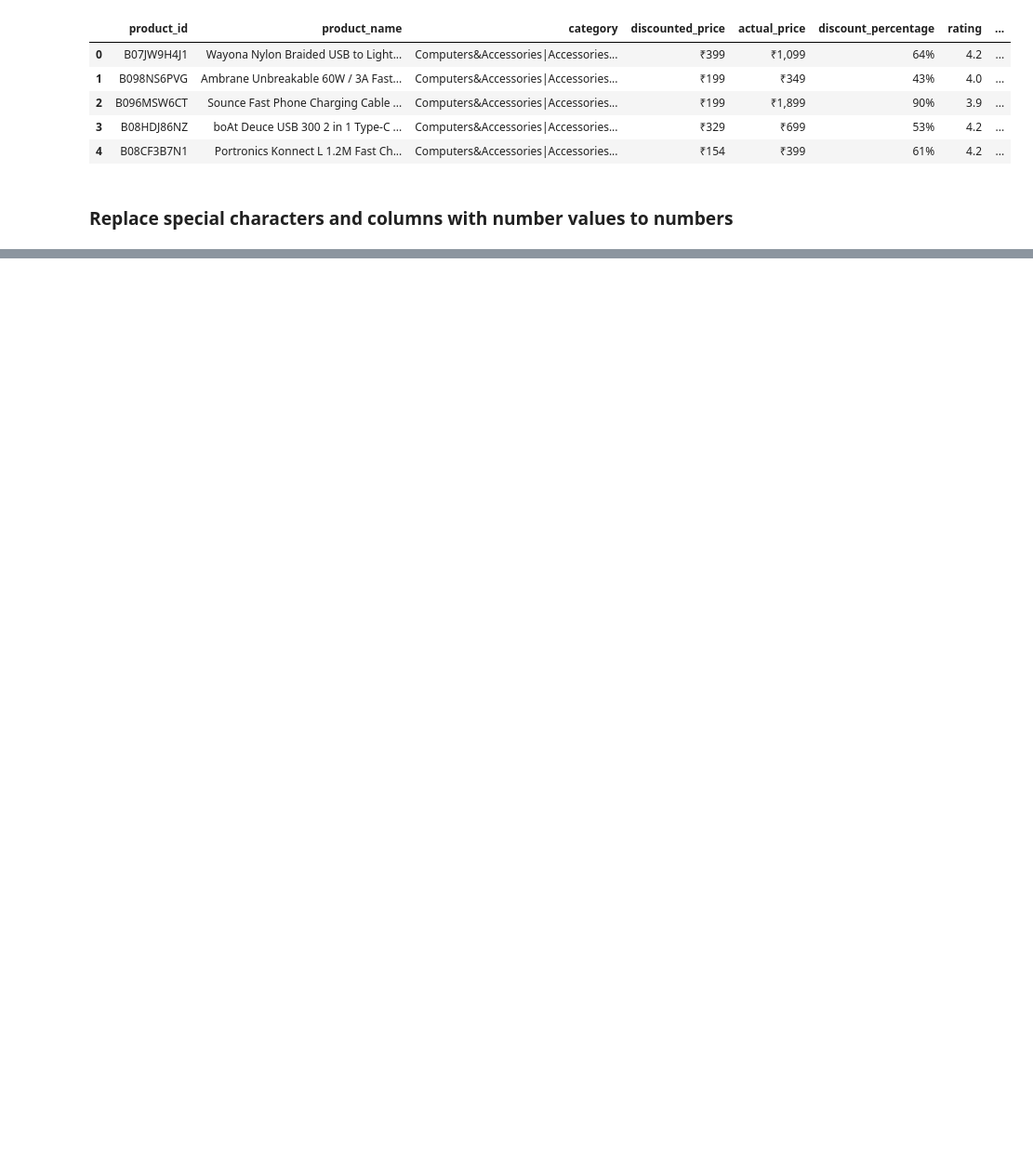
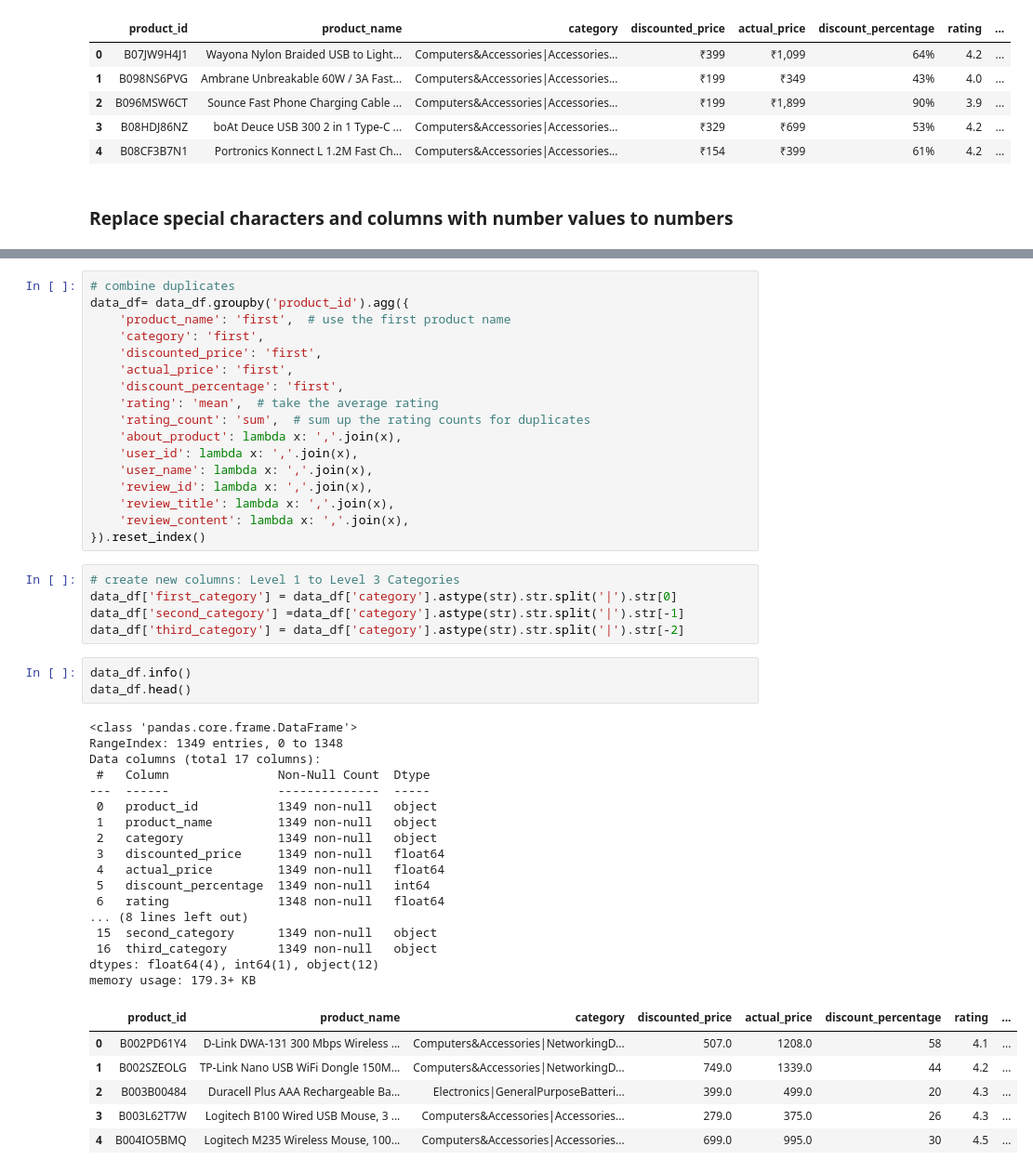
Before and after one commit to godzown82/FBA_product_recomendations, a Jupyter notebook: dataPreprocessing.ipynb, the cells around one changed output, grey strips where cells are left out. Shown at 93% size. Drawn from its saved outputs; the diff is of its cells as text; blank space fills up the shorter version.

```diff
--- a/dataPreprocessing.ipynb
+++ b/dataPreprocessing.ipynb
@@ -90,0 +139,49 @@ Name: rating, Length: 1462, dtype: float64
+# %%
+# combine duplicates
+data_df= data_df.groupby('product_id').agg({
+    'product_name': 'first',  # use the first product name
+    'category': 'first',
+    'discounted_price': 'first',
+    'actual_price': 'first',
+    'discount_percentage': 'first',
+    'rating': 'mean',  # take the average rating
+    'rating_count': 'sum',  # sum up the rating counts for duplicates
+    'about_product': lambda x: ','.join(x),
+    'user_id': lambda x: ','.join(x),
+    'user_name': lambda x: ','.join(x),
+    'review_id': lambda x: ','.join(x),
+    'review_title': lambda x: ','.join(x),
+    'review_content': lambda x: ','.join(x),
+}).reset_index()
+# %%
+# create new columns: Level 1 to Level 3 Categories
+data_df['first_category'] = data_df['category'].astype(str).str.split('|').str[0]
+data_df['second_category'] =data_df['category'].astype(str).str.split('|').str[-1]
+data_df['third_category'] = data_df['category'].astype(str).str.split('|').str[-2]
+# %%
+data_df.info()
+data_df.head()
+# %% [output]
+<class 'pandas.core.frame.DataFrame'>
+RangeIndex: 1349 entries, 0 to 1348
+Data columns (total 17 columns):
+ #   Column               Non-Null Count  Dtype
+---  ------               --------------  -----
+ 0   product_id           1349 non-null   object
+ 1   product_name         1349 non-null   object
+ 2   category             1349 non-null   object
+ 3   discounted_price     1349 non-null   float64
+ 4   actual_price         1349 non-null   float64
+ 5   discount_percentage  1349 non-null   int64
+ 6   rating               1348 non-null   float64
+... (8 lines left out)
+ 15  second_category      1349 non-null   object
+ 16  third_category       1349 non-null   object
+dtypes: float64(4), int64(1), object(12)
+memory usage: 179.3+ KB
+|  | product_id | product_name | category | discounted_price | actual_price | discount_percentage | rating | ... |
+| 0 | B002PD61Y4 | D-Link DWA-131 300 Mbps Wireless ... | Computers&Accessories|NetworkingD... | 507.0 | 1208.0 | 58 | 4.1 | ... |
+| 1 | B002SZEOLG | TP-Link Nano USB WiFi Dongle 150M... | Computers&Accessories|NetworkingD... | 749.0 | 1339.0 | 44 | 4.2 | ... |
+| 2 | B003B00484 | Duracell Plus AAA Rechargeable Ba... | Electronics|GeneralPurposeBatteri... | 399.0 | 499.0 | 20 | 4.3 | ... |
+| 3 | B003L62T7W | Logitech B100 Wired USB Mouse, 3 ... | Computers&Accessories|Accessories... | 279.0 | 375.0 | 26 | 4.3 | ... |
+| 4 | B004IO5BMQ | Logitech M235 Wireless Mouse, 100... | Computers&Accessories|Accessories... | 699.0 | 995.0 | 30 | 4.5 | ... |
```
Also changed, not shown: parts of 51 cells of this notebook.
